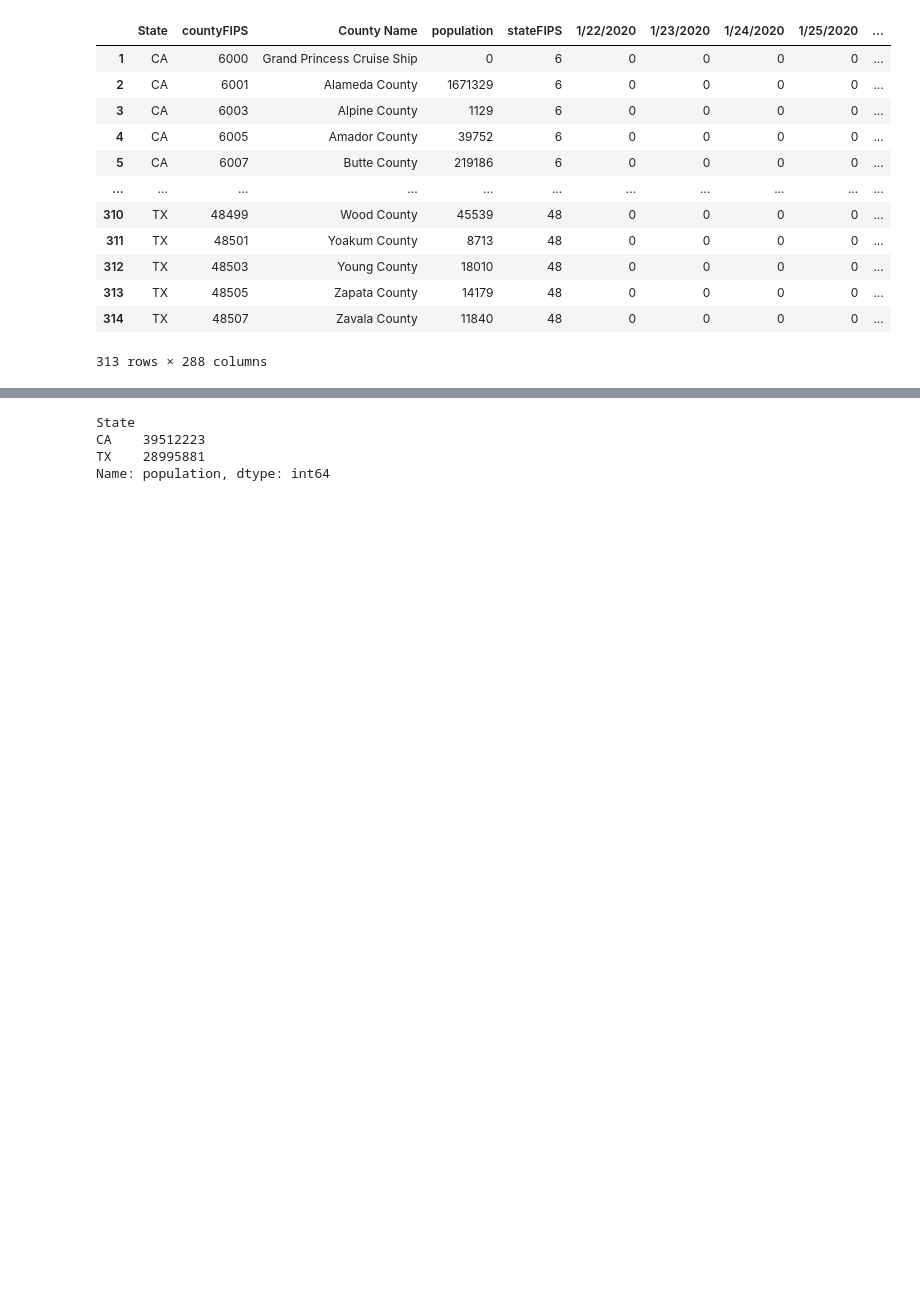
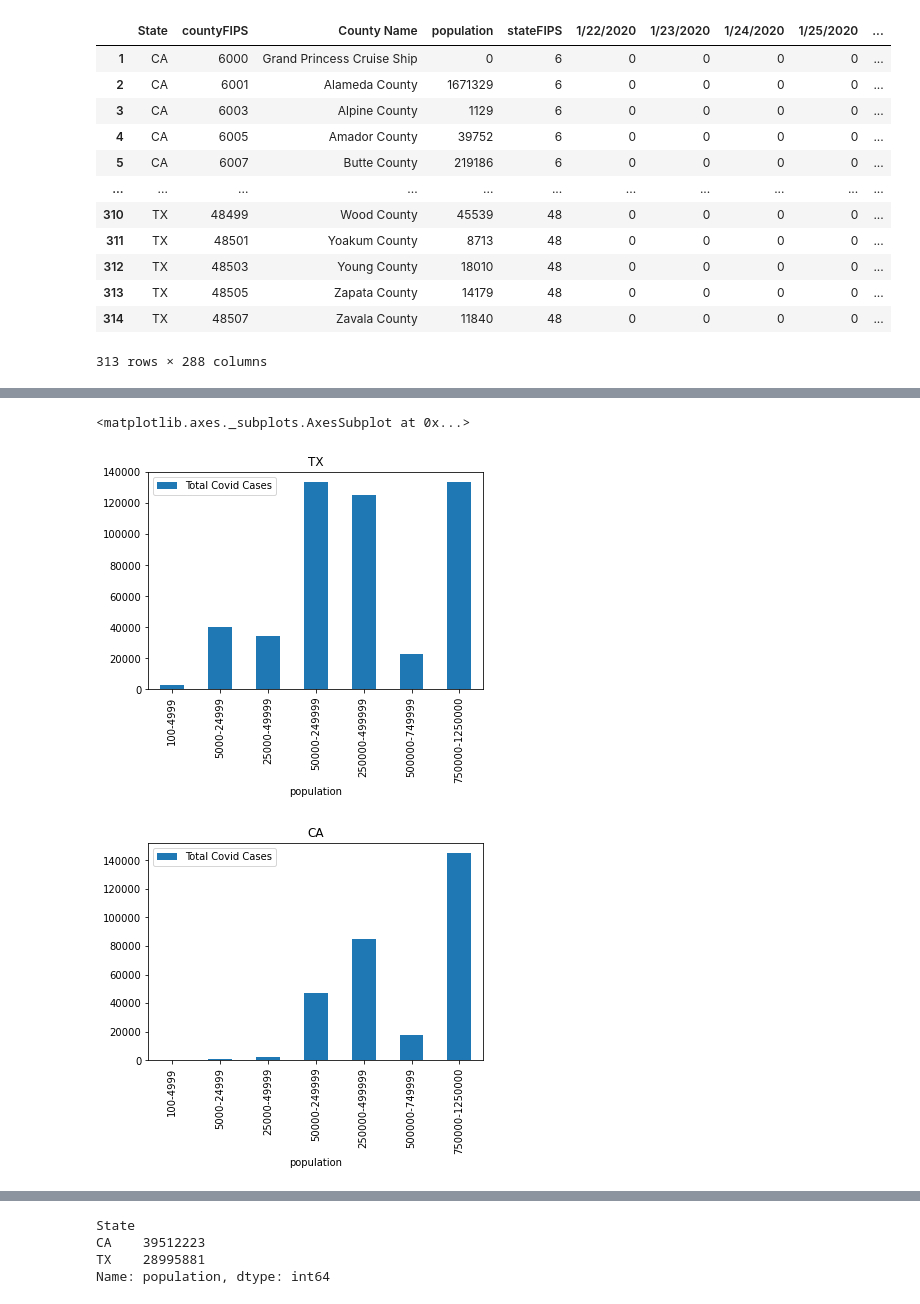
Before and after one commit to shadiaduery/bootcamp-group_project-1, a Jupyter notebook: Analysis/covid19_us_cases.ipynb, the cells around one changed output, grey strips where cells are left out. Saved outputs shown, nothing was run; the diff lists cells and outputs as text; code cells hidden in the pictures; blank space fills up the shorter version.

```diff
--- a/Analysis/covid19_us_cases.ipynb
+++ b/Analysis/covid19_us_cases.ipynb
@@ -190,3 +210,15 @@ covid_clean_CA_TX
+# %%
+covid_clean_CA_TX_totalinfect = covid_clean_CA_TX_totalinfect[["population", "County Name", "Total Covid Cases"]]
+covid_clean_CA_TX_totalinfect_TX = covid_clean_CA_TX_totalinfect.loc["TX"]
+covid_clean_CA_TX_totalinfect_TX = covid_clean_CA_TX_totalinfect_TX.reset_index()
+covid_clean_CA_TX_totalinfect_TX = covid_clean_CA_TX_totalinfect_TX.drop(columns=["State","County Name"])
+covid_clean_CA_TX_totalinfect_TX = covid_clean_CA_TX_totalinfect_TX.groupby("population").sum()
+covid_clean_CA_TX_totalinfect_TX.plot(kind = "bar", title="TX")
+covid_clean_CA_TX_totalinfect_CA.plot(kind = "bar", title="CA")
+# %% [output]
+<matplotlib.axes._subplots.AxesSubplot at 0x...>
+[figure, added]
+[figure, added]
 # %%
 #Looking into the data
 covid_clean_CA_TX.describe()
```
Also changed, not shown: parts of 12 cells of this notebook, 2 other files.
